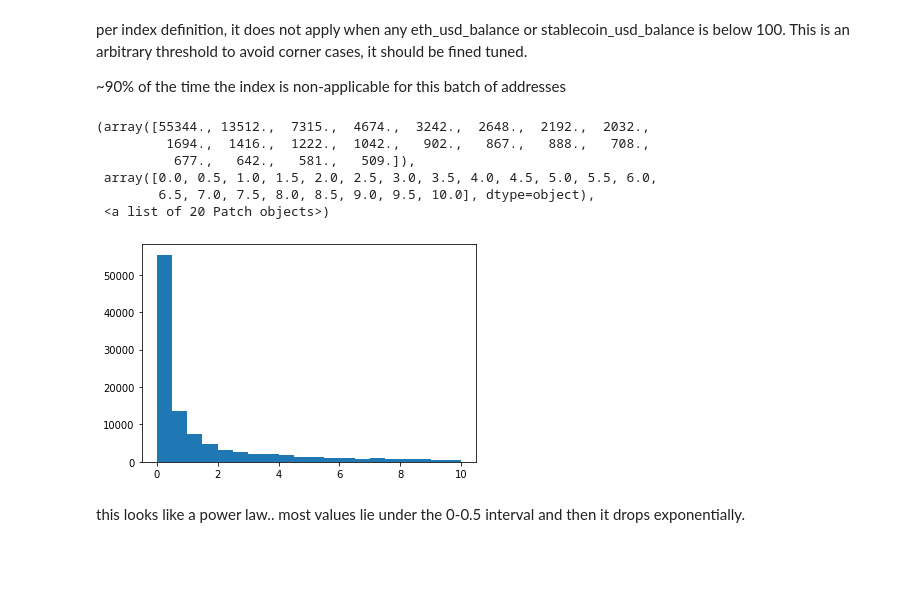
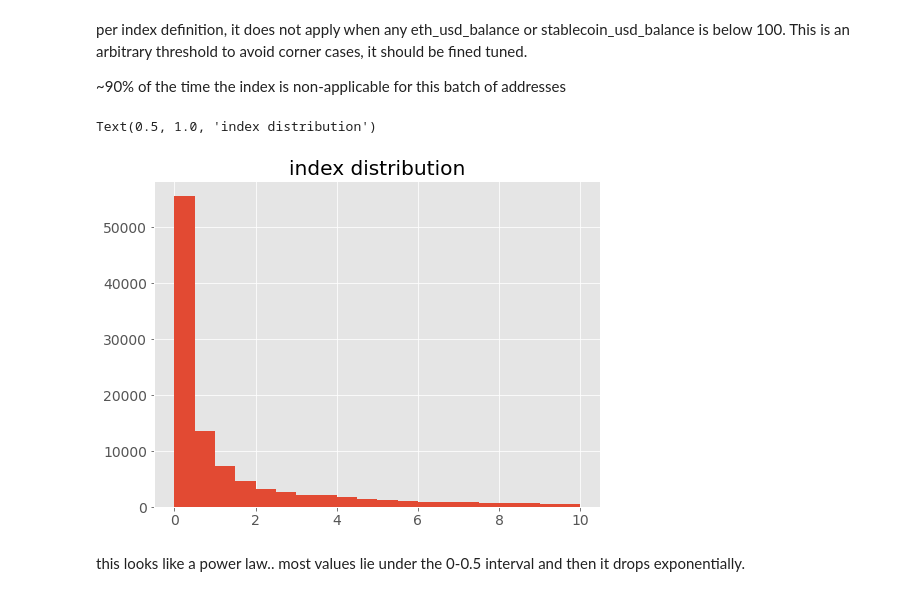
Before and after one commit to dnul/arcx_stablecoin, a Jupyter notebook: Analyzing_index_eth_to_stablecoin_ratio.ipynb, the cells around one changed output. Cells and saved outputs as stored; diff of their text form; code cells hidden in the pictures; blank space fills up the shorter version.

```diff
--- a/Analyzing_index_eth_to_stablecoin_ratio.ipynb
+++ b/Analyzing_index_eth_to_stablecoin_ratio.ipynb
@@ -6,6 +8,18 @@ auth.authenticate_user()
 print('Authenticated')
 # %% [output]
 Authenticated
+# %%
+import pandas as pd
+import numpy as np
+import matplotlib.pyplot as plt
+
+
+# change plotting colors per client request
+plt.style.use('ggplot')
+
+# Increase default figure and font sizes for easier viewing.
+plt.rcParams['figure.figsize'] = (8, 6)
+plt.rcParams['font.size'] = 14
 # %%
 project_id = 'supple-antenna-326401'
 # %%
@@ -131,14 +145,10 @@ per index definition, it does not apply when any eth_usd_balance or stablecoin_u
 valid_eth_to_stable_index_df = eth_to_stable_index_df[~eth_to_stable_index_df['eth_to_stablecoin_ratio'].isnull()]
 # %%
 plt.hist(valid_eth_to_stable_index_df['eth_to_stablecoin_ratio'],bins=20,range=[0,10])
+plt.title('index distribution')
 # %% [output]
-(array([55344., 13512.,  7315.,  4674.,  3242.,  2648.,  2192.,  2032.,
-         1694.,  1416.,  1222.,  1042.,   902.,   867.,   888.,   708.,
-          677.,   642.,   581.,   509.]),
- array([0.0, 0.5, 1.0, 1.5, 2.0, 2.5, 3.0, 3.5, 4.0, 4.5, 5.0, 5.5, 6.0,
-        6.5, 7.0, 7.5, 8.0, 8.5, 9.0, 9.5, 10.0], dtype=object),
- <a list of 20 Patch objects>)
+Text(0.5, 1.0, 'index distribution')
-[figure, old version]
+[figure, new version]
 # %% [markdown]
 this looks like a power law.. most values lie under the 0-0.5 interval and then it drops exponentially.
 # %% [markdown]
```
Also changed, not shown: parts of 20 cells of this notebook.
